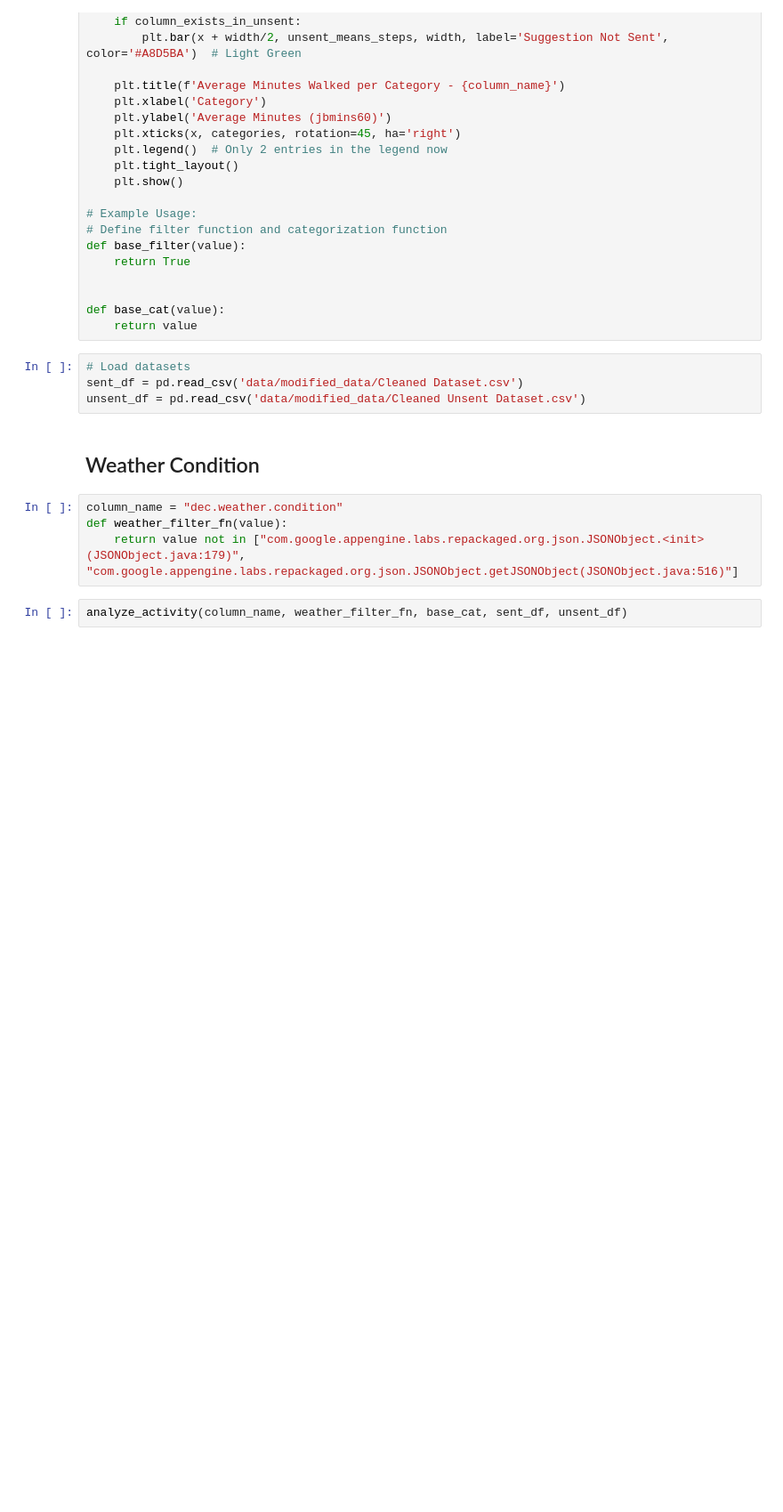
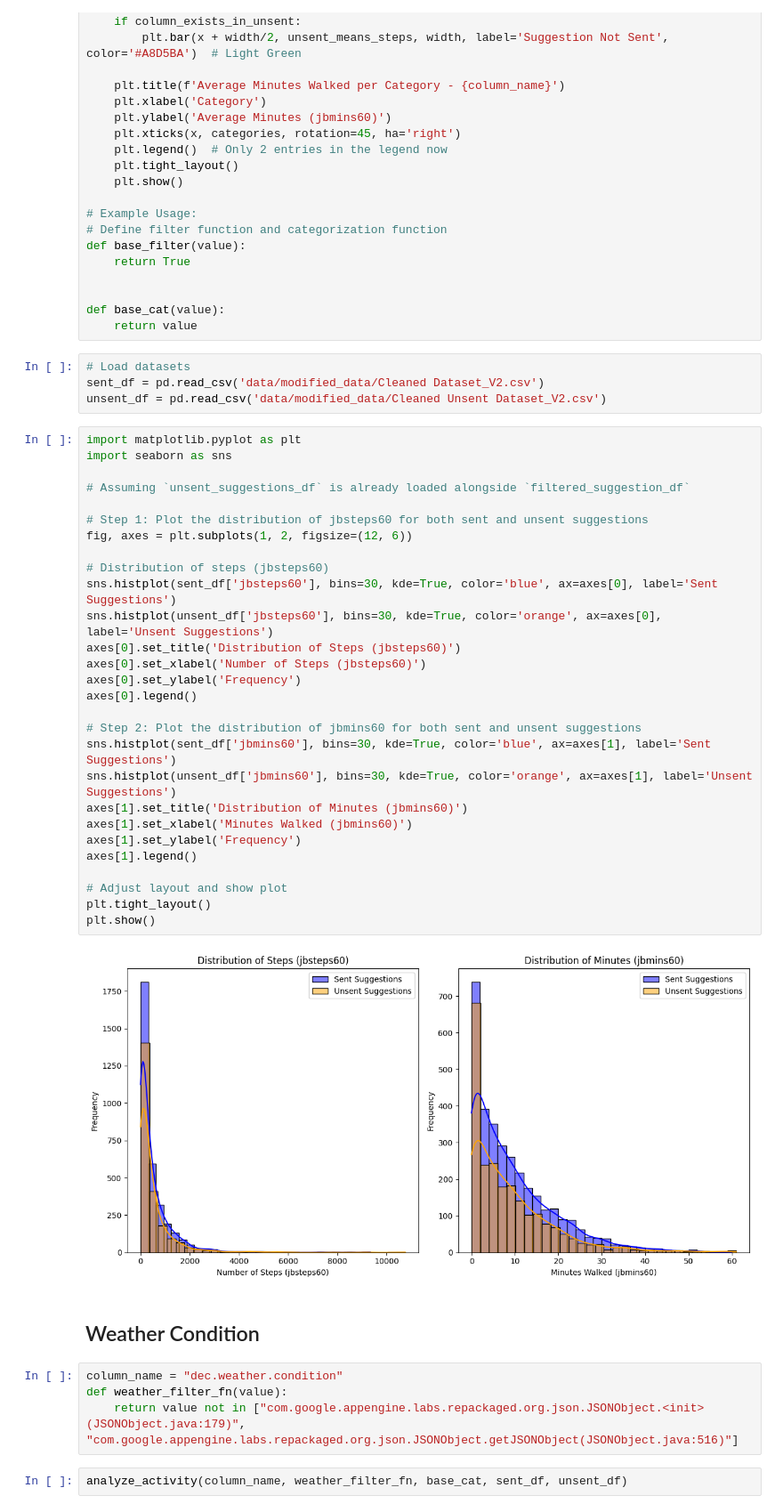
Before and after one commit to jacksoncamp42/ORIE-5160-Midterm-Project, a Jupyter notebook: data_modelling.ipynb, the cells around one changed output. Shown at 89% size. Drawn from its saved outputs; the diff is of its cells as text; blank space fills up the shorter version.

```diff
--- a/data_modelling.ipynb
+++ b/data_modelling.ipynb
@@ -86,8 +86,38 @@ def base_cat(value):
     return value
 # %%
 # Load datasets
-sent_df = pd.read_csv('data/modified_data/Cleaned Dataset.csv')
-unsent_df = pd.read_csv('data/modified_data/Cleaned Unsent Dataset.csv')
+sent_df = pd.read_csv('data/modified_data/Cleaned Dataset_V2.csv')
+unsent_df = pd.read_csv('data/modified_data/Cleaned Unsent Dataset_V2.csv')
+# %%
+import matplotlib.pyplot as plt
+import seaborn as sns
+
+# Assuming `unsent_suggestions_df` is already loaded alongside `filtered_suggestion_df`
+
+# Step 1: Plot the distribution of jbsteps60 for both sent and unsent suggestions
+fig, axes = plt.subplots(1, 2, figsize=(12, 6))
+
+# Distribution of steps (jbsteps60)
+sns.histplot(sent_df['jbsteps60'], bins=30, kde=True, color='blue', ax=axes[0], label='Sent Suggestions')
+sns.histplot(unsent_df['jbsteps60'], bins=30, kde=True, color='orange', ax=axes[0], label='Unsent Suggestions')
+axes[0].set_title('Distribution of Steps (jbsteps60)')
+axes[0].set_xlabel('Number of Steps (jbsteps60)')
+axes[0].set_ylabel('Frequency')
+axes[0].legend()
+
+# Step 2: Plot the distribution of jbmins60 for both sent and unsent suggestions
+sns.histplot(sent_df['jbmins60'], bins=30, kde=True, color='blue', ax=axes[1], label='Sent Suggestions')
+sns.histplot(unsent_df['jbmins60'], bins=30, kde=True, color='orange', ax=axes[1], label='Unsent Suggestions')
+axes[1].set_title('Distribution of Minutes (jbmins60)')
+axes[1].set_xlabel('Minutes Walked (jbmins60)')
+axes[1].set_ylabel('Frequency')
+axes[1].legend()
+
+# Adjust layout and show plot
+plt.tight_layout()
+plt.show()
+# %% [output]
+[figure, added]
 # %% [markdown]
 ## Weather Condition
 # %%
```
Also changed, not shown: parts of 1 cell of this notebook.
